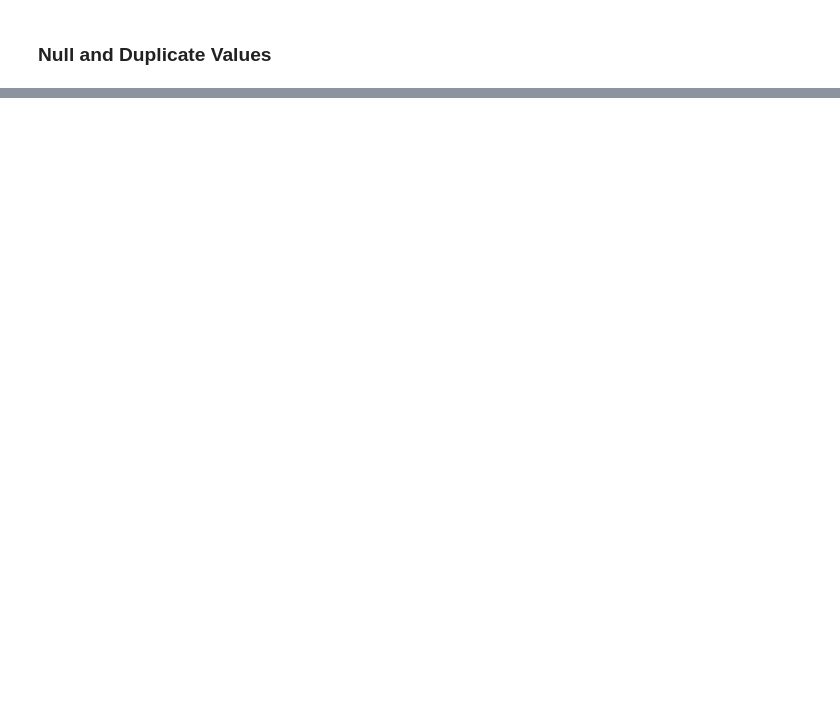
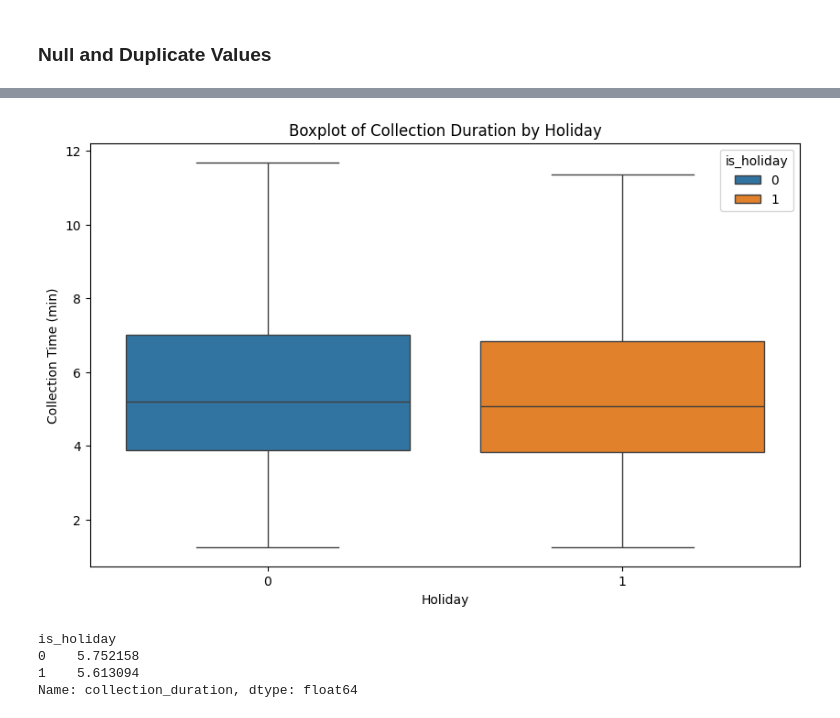
Before and after one commit to batuhanbasturk/Bitirme-Projesi, a Jupyter notebook: main/Bitirme_projesi_Migros.ipynb, the cells around one changed output, grey strips where cells are left out. Drawn from its saved outputs; the diff is of its cells as text; code cells hidden in the pictures; blank space fills up the shorter version.

Commit message:
Added Data Analysis & Normalization that can be done & Order-specific average_collection_duration feature added as comment

```diff
--- a/main/Bitirme_projesi_Migros.ipynb
+++ b/main/Bitirme_projesi_Migros.ipynb
@@ -291,0 +301,7 @@ df
+# %%
+#How many rows each "day" column has in the data
+print(df['day'].value_counts())
+
+#Plot the mean of the "toplama_süresi" column for each day of the week instead of 0123456 Used Day names
+df['day'] = df['day'].replace({0: 'Monday', 1: 'Tuesday', 2: 'Wednesday', 3: 'Thursday', 4: 'Friday', 5: 'Saturday', 6: 'Sunday'})
+df['day'] = pd.Categorical(df['day'], categories=['Monday','Tuesday','Wednesday','Thursday','Friday','Saturday', 'Sunday'], ordered=True)
@@ -291,0 +318,28 @@ df
+# %%
+'''
+# This function creates a boxplot to visualize the distribution of a numerical variable (y)
+# across different categories (x) in a DataFrame (data).
+
+# Args:
+#     data (pd.DataFrame): The DataFrame containing the data to be visualized.
+#     x (str): The name of the column in `data` representing the categorical variable.
+#     y (str): The name of the column in `data` containing the numerical variable to be plotted.
+#     xlabel (str): The label for the x-axis (categorical variable).
+#     tight (bool, optional): A flag to control the layout of the plot. If True, rotates x-axis labels
+#                             for better readability and applies tight layout. Defaults to False.
+
+# Returns:
+#     Creates a boxplot visualization.
+'''
+
+def plot_boxplot( x, y, data, xlabel, tight=False):
+    plt.figure(figsize=(10, 6))
+    sns.boxplot(x=x, y=y, data=data, hue=x, showfliers=False)
+    plt.xlabel(xlabel)
+    plt.ylabel("Collection Time (min)")
+    plt.title("Boxplot of Collection Duration by " + xlabel)
+    if(tight==True):
+        plt.xticks(rotation=90)
+        plt.tight_layout()
+    plt.show()
+    print(df.groupby(x, observed=False)[y].mean())
@@ -291,0 +400,8 @@ df
+# %%
+plot_boxplot('is_holiday', 'collection_duration', df, 'Holiday')
+# %% [output]
+[figure, added]
+is_holiday
+0    5.752158
+1    5.613094
+Name: collection_duration, dtype: float64
```
Also changed, not shown: parts of 35 cells of this notebook.
